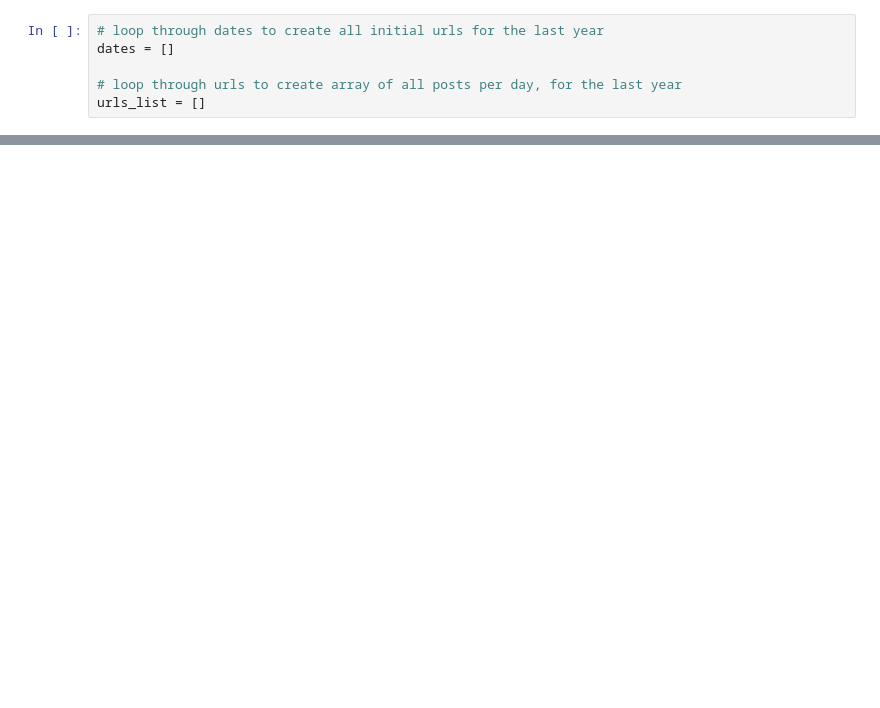
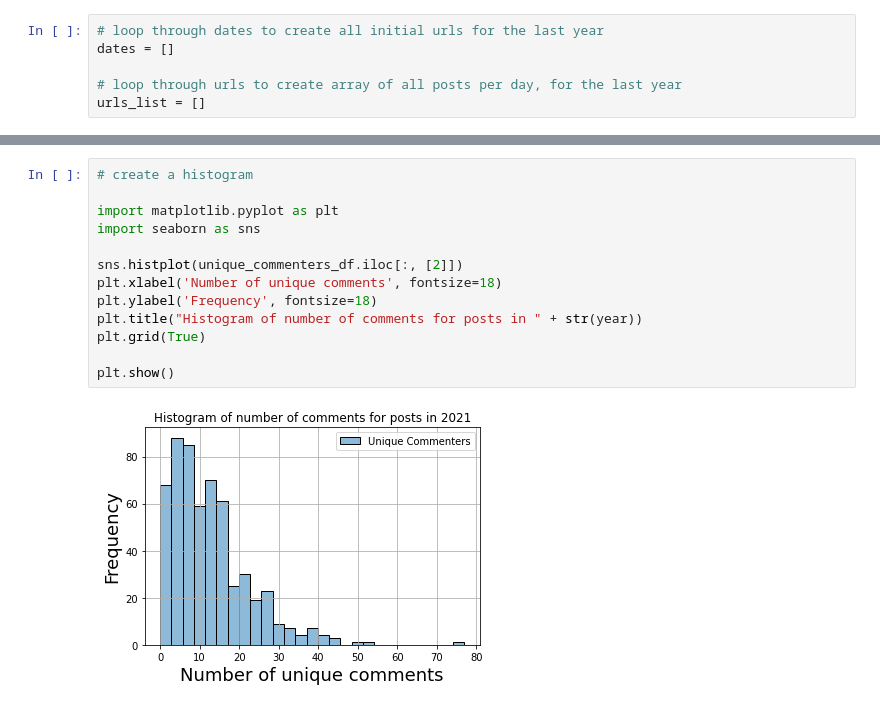
Before and after one commit to stellaywong/scraper, a Jupyter notebook: scraper.ipynb, the cells around one changed output, grey strips where cells are left out. Saved outputs shown, nothing was run; the diff lists cells and outputs as text; blank space fills up the shorter version.

Commit message:
Added histogram and scattorplot methods

```diff
--- a/scraper.ipynb
+++ b/scraper.ipynb
@@ -124,0 +182,15 @@ files.download(csv_file)
+# %%
+# create a histogram
+
+import matplotlib.pyplot as plt
+import seaborn as sns
+
+sns.histplot(unique_commenters_df.iloc[:, [2]])
+plt.xlabel('Number of unique comments', fontsize=18)
+plt.ylabel('Frequency', fontsize=18)
+plt.title("Histogram of number of comments for posts in " + str(year))
+plt.grid(True)
+
+plt.show()
+# %% [output]
+[figure, added]
```
Also changed, not shown: parts of 9 cells of this notebook.
